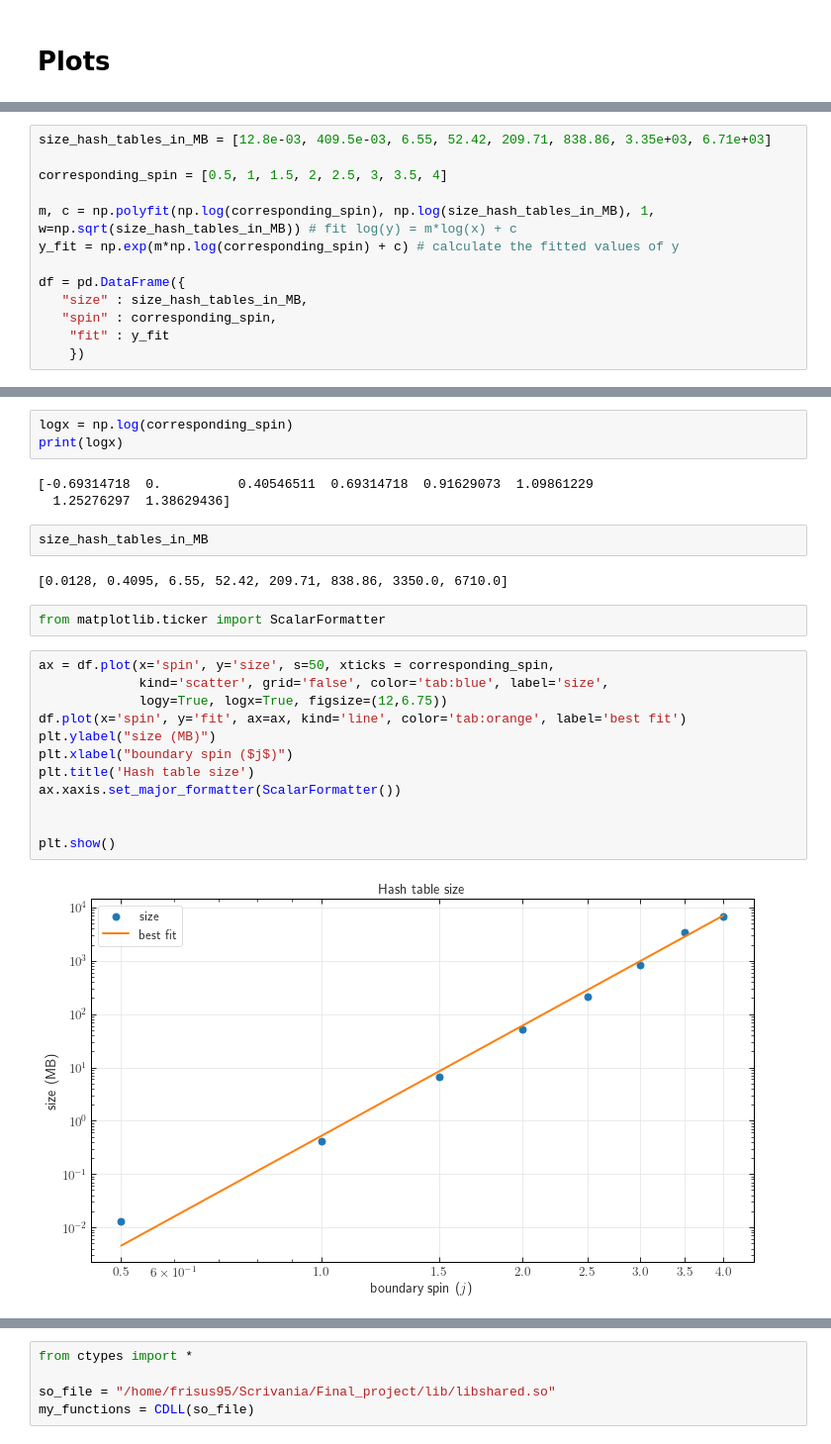
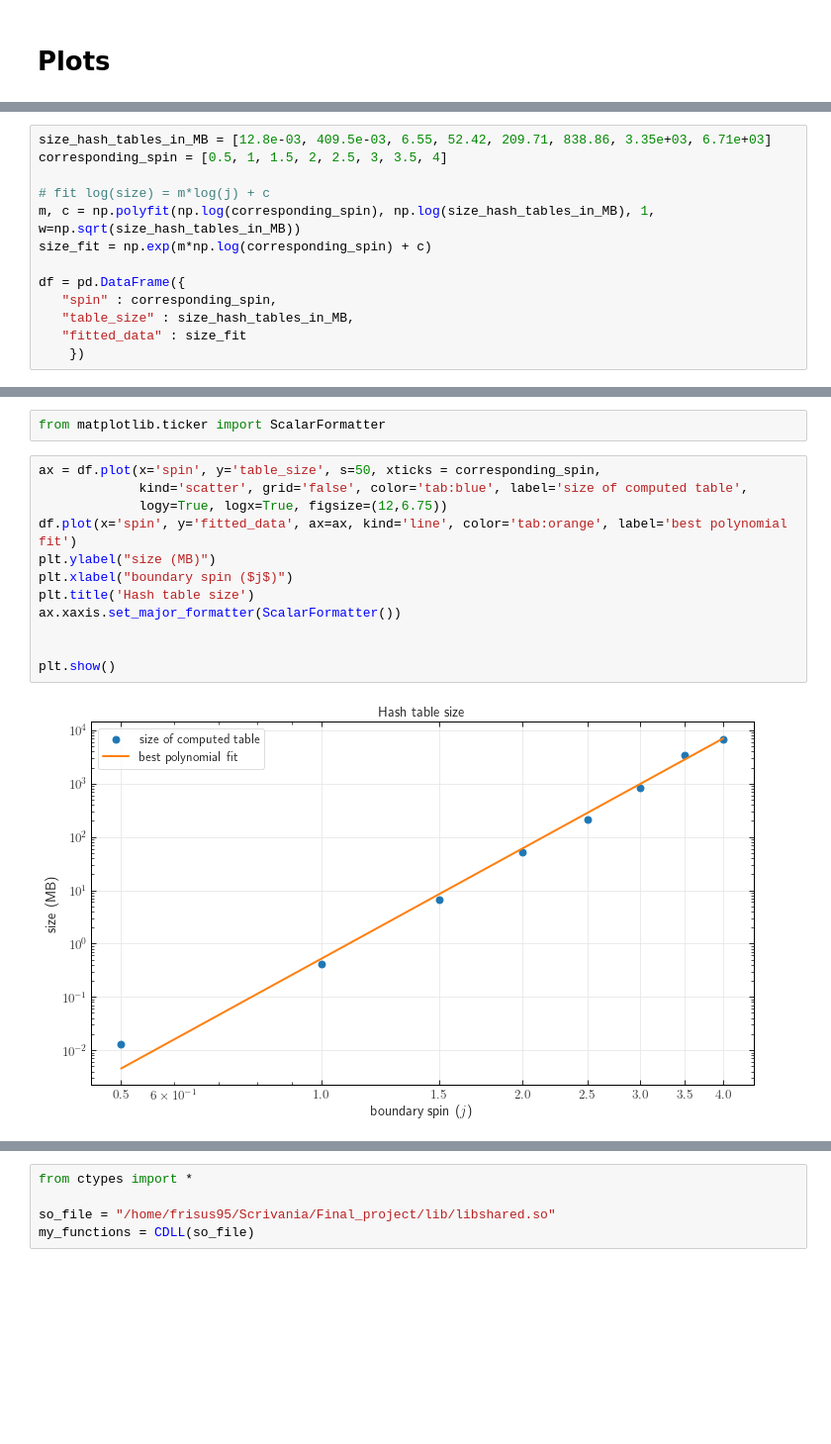
Before and after one commit to PietropaoloFrisoni/MCMC_16_cells_spinfoam, a Jupyter notebook: Python_interface.ipynb, the cells around one changed output, grey strips where cells are left out. Shown at 99% size. Cells and saved outputs as stored; diff of their text form; blank space fills up the shorter version.

```diff
--- a/Python_interface.ipynb
+++ b/Python_interface.ipynb
@@ -118,15 +129,15 @@ sns.set_style("whitegrid",
 # %%
 size_hash_tables_in_MB = [12.8e-03, 409.5e-03, 6.55, 52.42, 209.71, 838.86, 3.35e+03, 6.71e+03]
-
 corresponding_spin = [0.5, 1, 1.5, 2, 2.5, 3, 3.5, 4]
 
-m, c = np.polyfit(np.log(corresponding_spin), np.log(size_hash_tables_in_MB), 1, w=np.sqrt(size_hash_tables_in_MB)) # fit log(y) = m*log(x) + c
-y_fit = np.exp(m*np.log(corresponding_spin) + c) # calculate the fitted values of y
+# fit log(size) = m*log(j) + c
+m, c = np.polyfit(np.log(corresponding_spin), np.log(size_hash_tables_in_MB), 1, w=np.sqrt(size_hash_tables_in_MB))
+size_fit = np.exp(m*np.log(corresponding_spin) + c)
 
 df = pd.DataFrame({
-   "size" : size_hash_tables_in_MB,
    "spin" : corresponding_spin,
-    "fit" : y_fit
+   "table_size" : size_hash_tables_in_MB,
+   "fitted_data" : size_fit
     })
 # %%
 df
@@ -147,26 +154,16 @@ corresponding_spin
-# %%
-logx = np.log(corresponding_spin)
-print(logx)
-# %% [output]
-[-0.69314718  0.          0.40546511  0.69314718  0.91629073  1.09861229
-  1.25276297  1.38629436]
-# %%
-size_hash_tables_in_MB
-# %% [output]
-[0.0128, 0.4095, 6.55, 52.42, 209.71, 838.86, 3350.0, 6710.0]
 # %%
 from matplotlib.ticker import ScalarFormatter
 # %%
-ax = df.plot(x='spin', y='size', s=50, xticks = corresponding_spin,
-             kind='scatter', grid='false', color='tab:blue', label='size',
+ax = df.plot(x='spin', y='table_size', s=50, xticks = corresponding_spin,
+             kind='scatter', grid='false', color='tab:blue', label='size of computed table',
              logy=True, logx=True, figsize=(12,6.75))
-df.plot(x='spin', y='fit', ax=ax, kind='line', color='tab:orange', label='best fit')
+df.plot(x='spin', y='fitted_data', ax=ax, kind='line', color='tab:orange', label='best polynomial fit')
 plt.ylabel("size (MB)")
 plt.xlabel("boundary spin ($j$)")
 plt.title('Hash table size')
 ax.xaxis.set_major_formatter(ScalarFormatter())
 
 
 plt.show()
 # %% [output]
-[figure, old version]
+[figure, new version]
```
Also changed, not shown: parts of 26 cells of this notebook, 9 other files.
